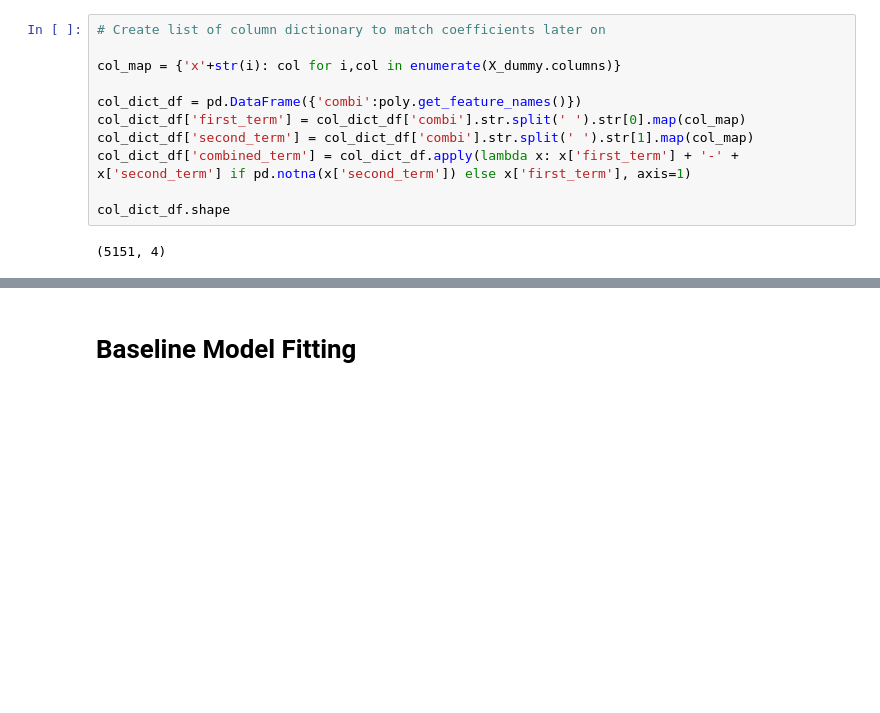
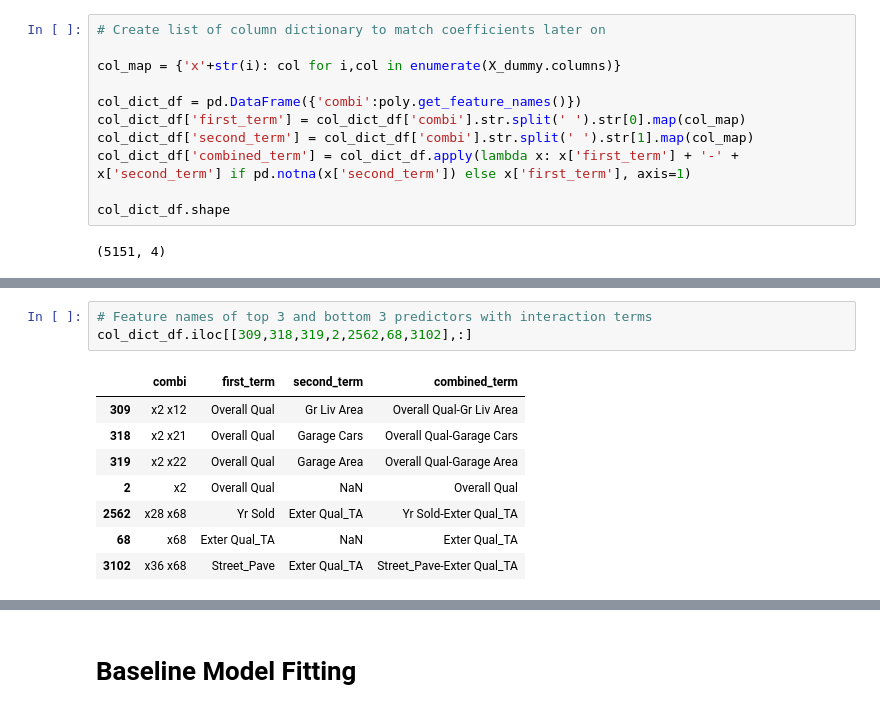
Before and after one commit to hongaik/My-Projects, a Jupyter notebook: Ames Housing Price Predictions/HA-proj2-Ames.ipynb, the cells around one changed output, grey strips where cells are left out. Drawn from its saved outputs; the diff is of its cells as text; blank space fills up the shorter version.

```diff
--- a/Ames Housing Price Predictions/HA-proj2-Ames.ipynb
+++ b/Ames Housing Price Predictions/HA-proj2-Ames.ipynb
@@ -479,0 +514,12 @@ col_dict_df.shape
+# %%
+# Feature names of top 3 and bottom 3 predictors with interaction terms
+col_dict_df.iloc[[309,318,319,2,2562,68,3102],:]
+# %% [output]
+|  | combi | first_term | second_term | combined_term |
+| 309 | x2 x12 | Overall Qual | Gr Liv Area | Overall Qual-Gr Liv Area |
+| 318 | x2 x21 | Overall Qual | Garage Cars | Overall Qual-Garage Cars |
+| 319 | x2 x22 | Overall Qual | Garage Area | Overall Qual-Garage Area |
+| 2 | x2 | Overall Qual | NaN | Overall Qual |
+| 2562 | x28 x68 | Yr Sold | Exter Qual_TA | Yr Sold-Exter Qual_TA |
+| 68 | x68 | Exter Qual_TA | NaN | Exter Qual_TA |
+| 3102 | x36 x68 | Street_Pave | Exter Qual_TA | Street_Pave-Exter Qual_TA |
```
Also changed, not shown: parts of 18 cells of this notebook, 2 other files.
